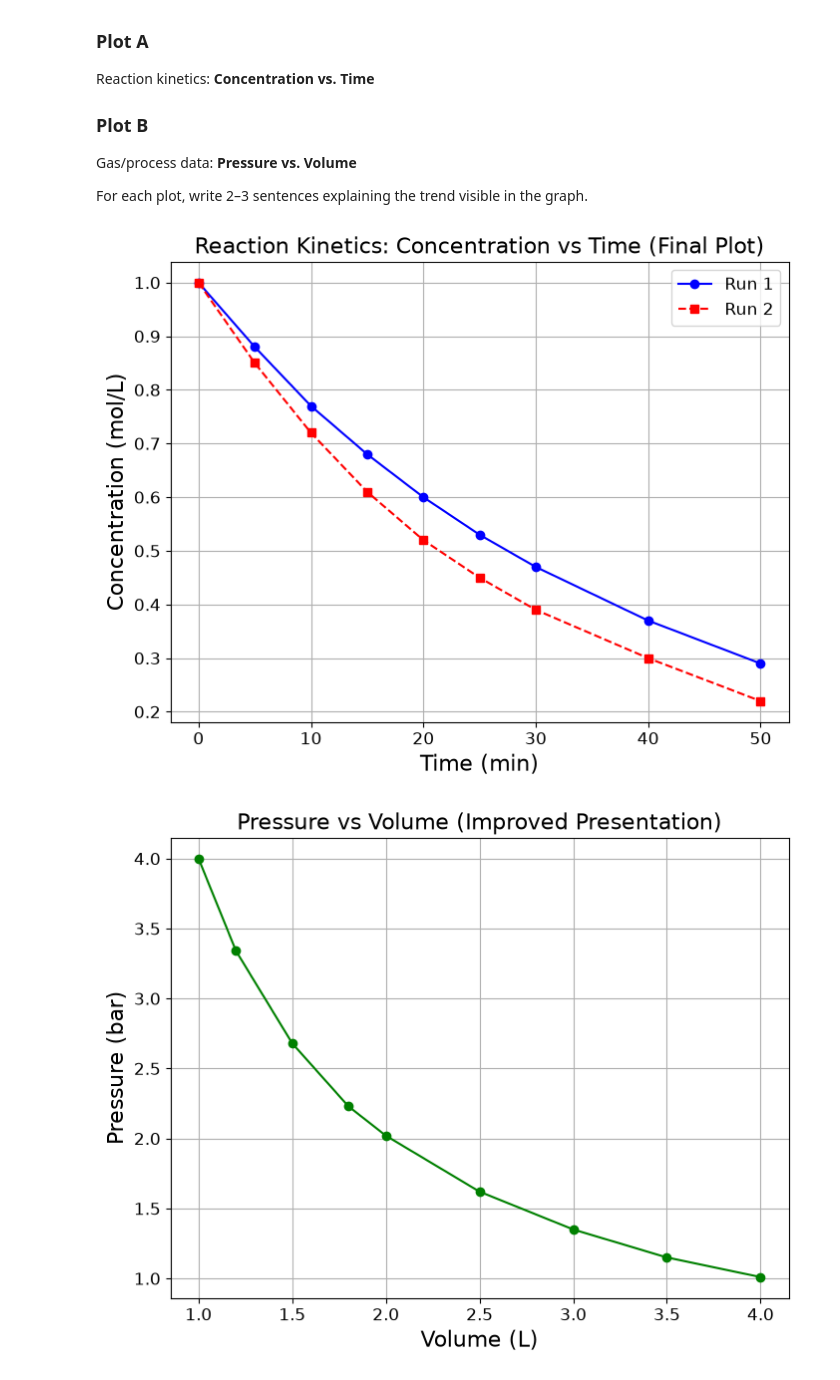
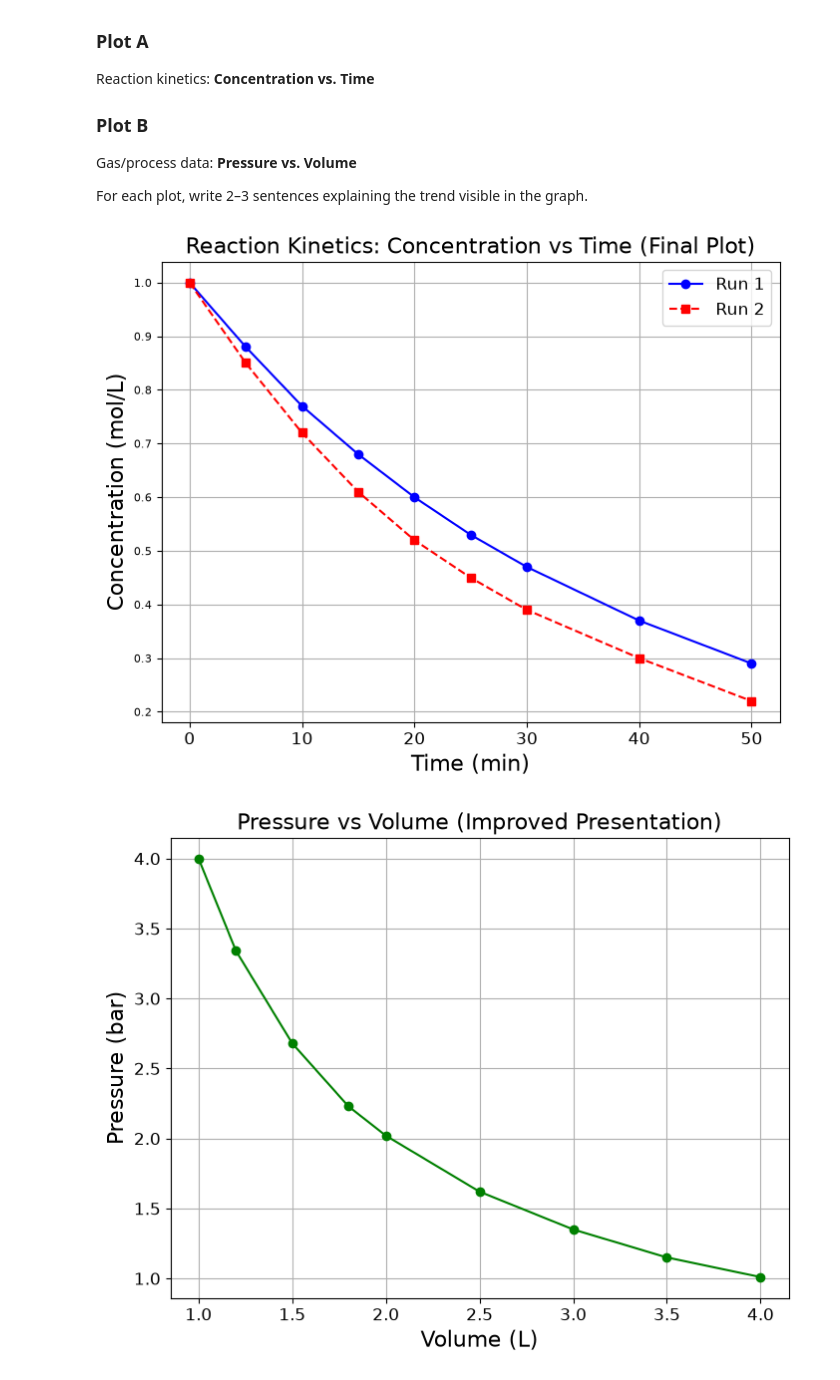
Before and after one commit to purvisahu308007-cmd/CP_Practical, a Jupyter notebook: Practical_10_Data_Visualization_Reaction_Kinetics_Pressure_Volume.ipynb, the cells around one changed output. Saved outputs shown, nothing was run; the diff lists cells and outputs as text; code cells hidden in the pictures.

```diff
--- a/Practical_10_Data_Visualization_Reaction_Kinetics_Pressure_Volume.ipynb
+++ b/Practical_10_Data_Visualization_Reaction_Kinetics_Pressure_Volume.ipynb
@@ -397,20 +397,20 @@ For each plot, write 2–3 sentences explaining the trend visible in the graph.
 # %%
 # Activity 10A
 # Final reaction kinetics plot.
 
 plt.figure(figsize=(8, 6))
 plt.plot(kinetics_df['Time_min'], kinetics_df['Concentration_mol_L'], marker='o', linestyle='-', color='b', label='Run 1')
 plt.plot(kinetics_df_2['Time_min'], kinetics_df_2['Concentration_mol_L'], marker='s', linestyle='--', color='r', label='Run 2')
 plt.title('Reaction Kinetics: Concentration vs Time (Final Plot)', fontsize=16)
 plt.xlabel('Time (min)', fontsize=16)
 plt.ylabel('Concentration (mol/L)', fontsize=16)
 plt.xticks(fontsize=12)
-plt.yticks(fontsize=12)
+plt.yticks(fontsize=8)
 plt.grid()
 plt.legend(fontsize=12)
 plt.savefig('reaction_kinetics_final_plot.png')
 # %% [output]
-[figure, old version]
+[figure, new version]
 # %%
 # Activity 10B
 # Final pressure-versus-volume plot.
```
Also changed, not shown: parts of 1 cell of this notebook, 5 other files.
